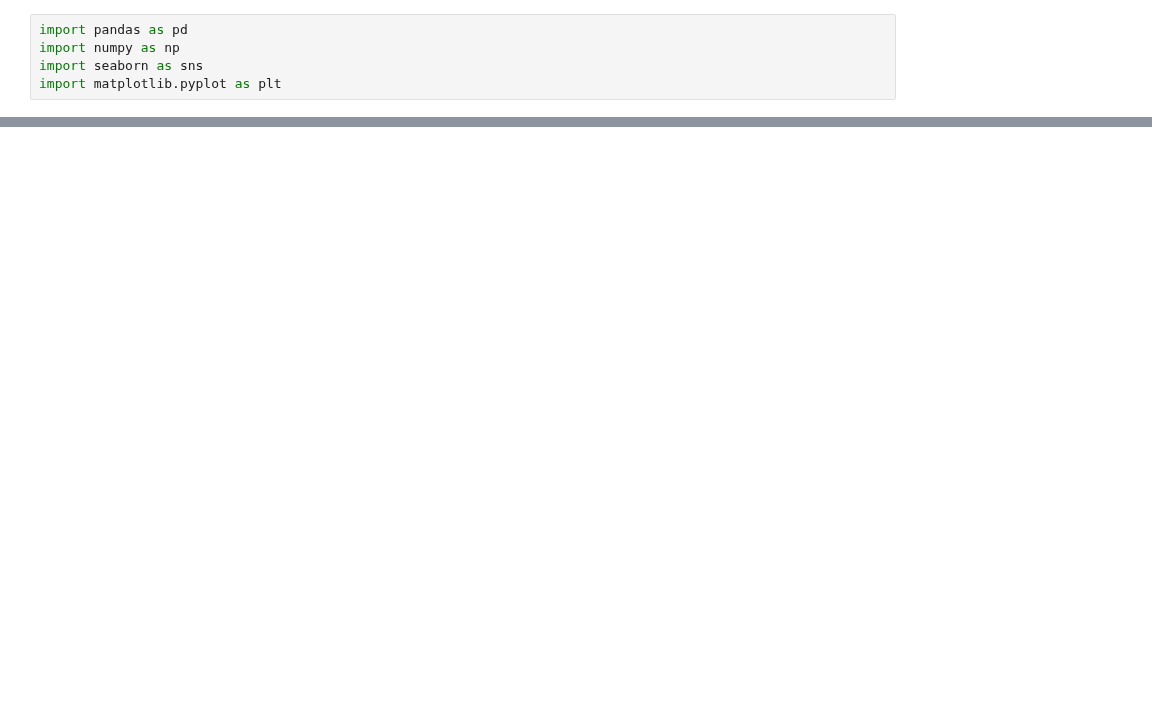
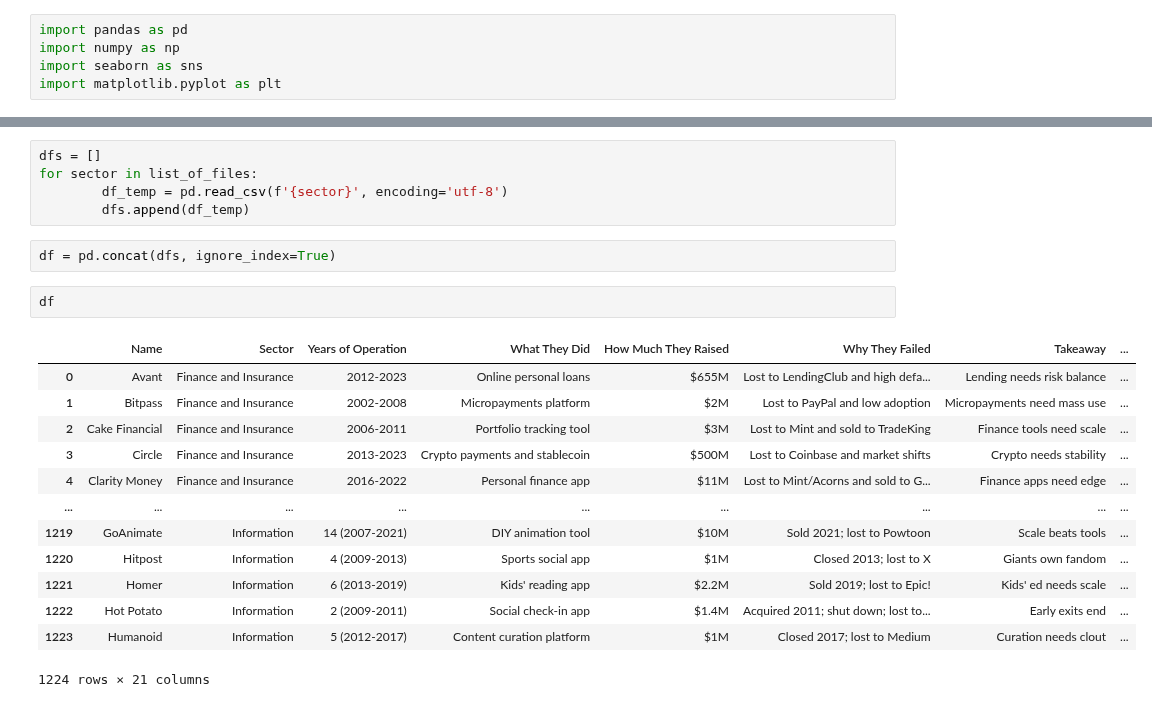
Before and after one commit to karishma-battina/kaggle, a Jupyter notebook: datasets/startupfailureseda.ipynb, the cells around one changed output, grey strips where cells are left out. Saved outputs shown, nothing was run; the diff lists cells and outputs as text; blank space fills up the shorter version.

```diff
--- a/datasets/startupfailureseda.ipynb
+++ b/datasets/startupfailureseda.ipynb
@@ -16,3 +22,26 @@ df.head()
+# %%
+dfs = []
+for sector in list_of_files:
+        df_temp = pd.read_csv(f'{sector}', encoding='utf-8')
+        dfs.append(df_temp)
+# %%
+df = pd.concat(dfs, ignore_index=True)
+# %%
+df
+# %% [output]
+|  | Name | Sector | Years of Operation | What They Did | How Much They Raised | Why They Failed | Takeaway | ... |
+| 0 | Avant | Finance and Insurance | 2012-2023 | Online personal loans | $655M | Lost to LendingClub and high defa... | Lending needs risk balance | ... |
+| 1 | Bitpass | Finance and Insurance | 2002-2008 | Micropayments platform | $2M | Lost to PayPal and low adoption | Micropayments need mass use | ... |
+| 2 | Cake Financial | Finance and Insurance | 2006-2011 | Portfolio tracking tool | $3M | Lost to Mint and sold to TradeKing | Finance tools need scale | ... |
+| 3 | Circle | Finance and Insurance | 2013-2023 | Crypto payments and stablecoin | $500M | Lost to Coinbase and market shifts | Crypto needs stability | ... |
+| 4 | Clarity Money | Finance and Insurance | 2016-2022 | Personal finance app | $11M | Lost to Mint/Acorns and sold to G... | Finance apps need edge | ... |
+| ... | ... | ... | ... | ... | ... | ... | ... | ... |
+| 1219 | GoAnimate | Information | 14 (2007-2021) | DIY animation tool | $10M | Sold 2021; lost to Powtoon | Scale beats tools | ... |
+| 1220 | Hitpost | Information | 4 (2009-2013) | Sports social app | $1M | Closed 2013; lost to X | Giants own fandom | ... |
+| 1221 | Homer | Information | 6 (2013-2019) | Kids' reading app | $2.2M | Sold 2019; lost to Epic! | Kids' ed needs scale | ... |
+| 1222 | Hot Potato | Information | 2 (2009-2011) | Social check-in app | $1.4M | Acquired 2011; shut down; lost to... | Early exits end | ... |
+| 1223 | Humanoid | Information | 5 (2012-2017) | Content curation platform | $1M | Closed 2017; lost to Medium | Curation needs clout | ... |
+1224 rows × 21 columns
 # %%
 df.shape
 # %% [output]
```
Also changed, not shown: parts of 5 cells of this notebook.
